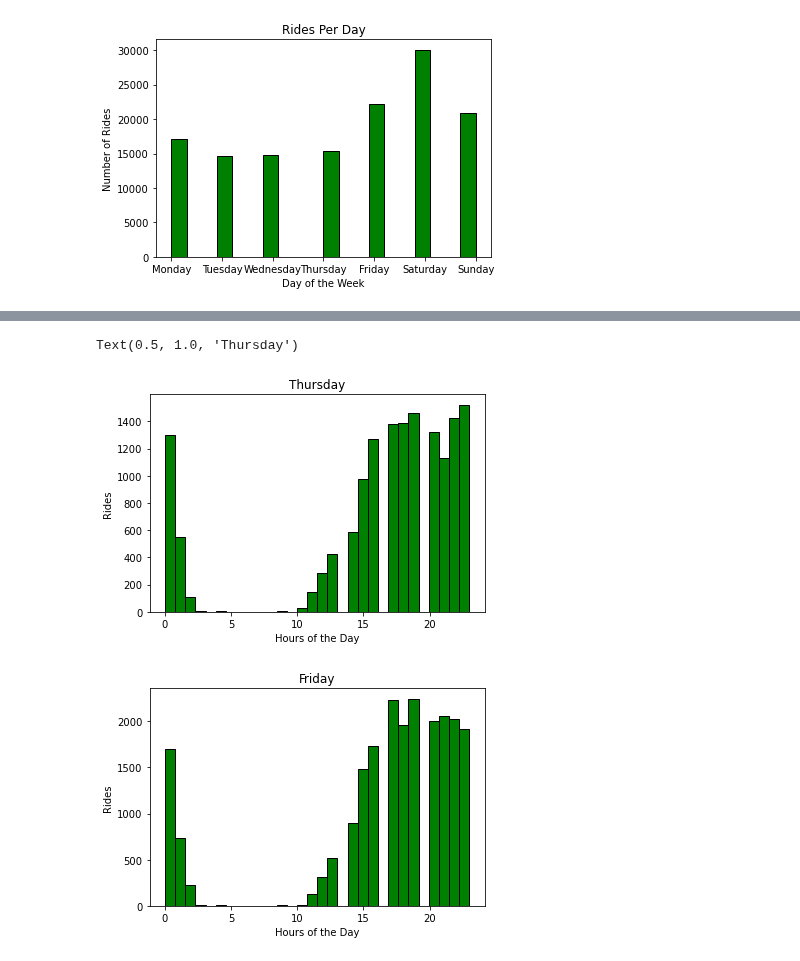
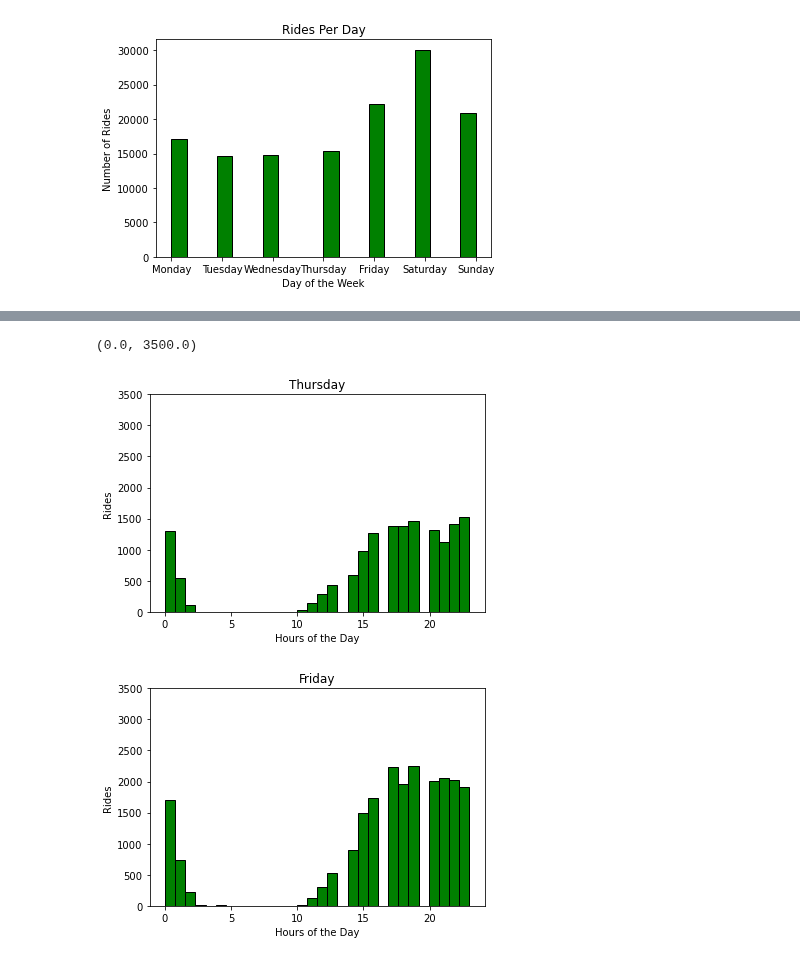
Before and after one commit to Quezadajl/nashville-scooters-project, a Jupyter notebook: notebooks/scooter_trips.ipynb, the cells around one changed output, grey strips where cells are left out. Saved outputs shown, nothing was run; the diff lists cells and outputs as text; code cells hidden in the pictures.

```diff
--- a/notebooks/scooter_trips.ipynb
+++ b/notebooks/scooter_trips.ipynb
@@ -123,19 +126,21 @@ plt.show()
 # %%
 plt.hist(thurs_df.hour, bins = 30, color='green', edgecolor = 'black')
 plt.xlabel('Hours of the Day')
 plt.ylabel('Rides')
 plt.title('Thursday')
+plt.ylim([0, 3500])
 # %% [output]
-Text(0.5, 1.0, 'Thursday')
+(0.0, 3500.0)
-[figure, old version]
+[figure, new version]
 # %%
 plt.hist(fri_df.hour, bins = 30, color='green', edgecolor = 'black')
 plt.xlabel('Hours of the Day')
 plt.ylabel('Rides')
 plt.title('Friday')
+plt.ylim([0, 3500])
 plt.show()
 # %% [output]
-[figure, old version]
+[figure, new version]
 # %%
 plt.hist(sat_df.hour, bins = 30, color='green', edgecolor = 'black')
 plt.xlabel('Hours of the Day')
```
Also changed, not shown: parts of 5 cells of this notebook.
